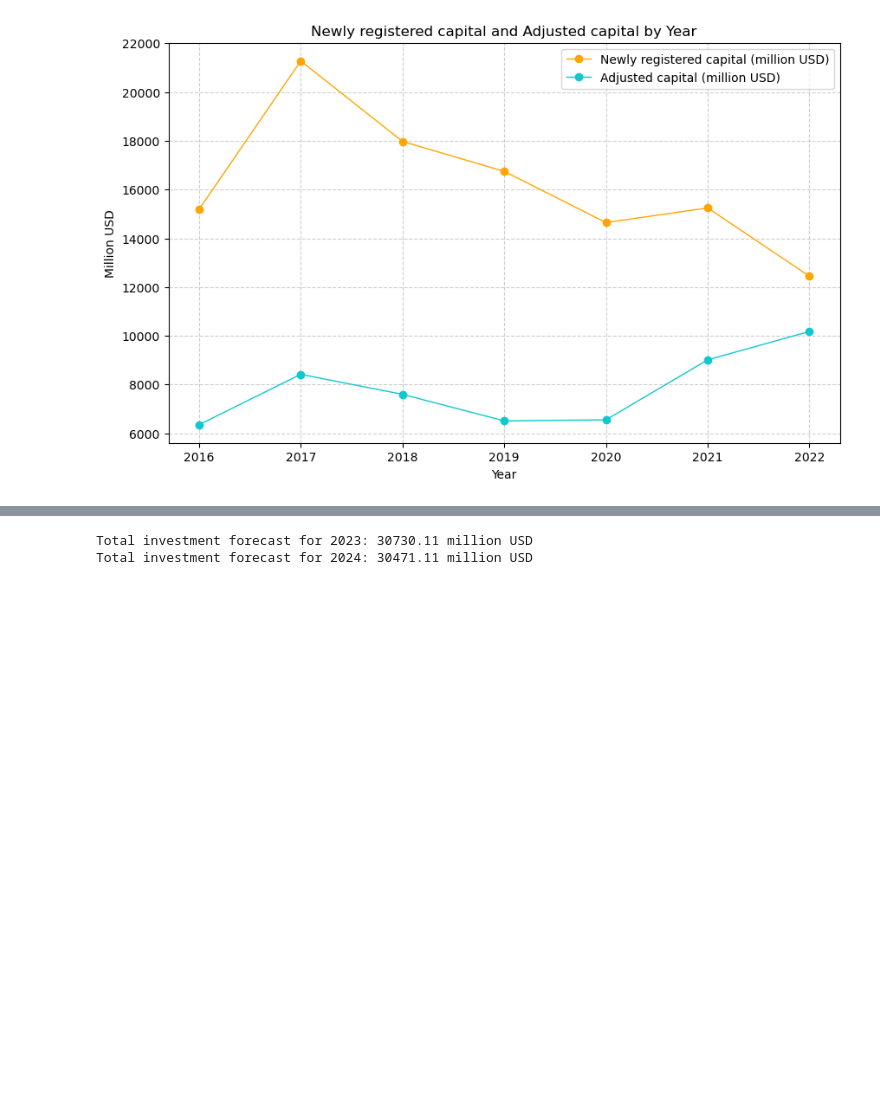
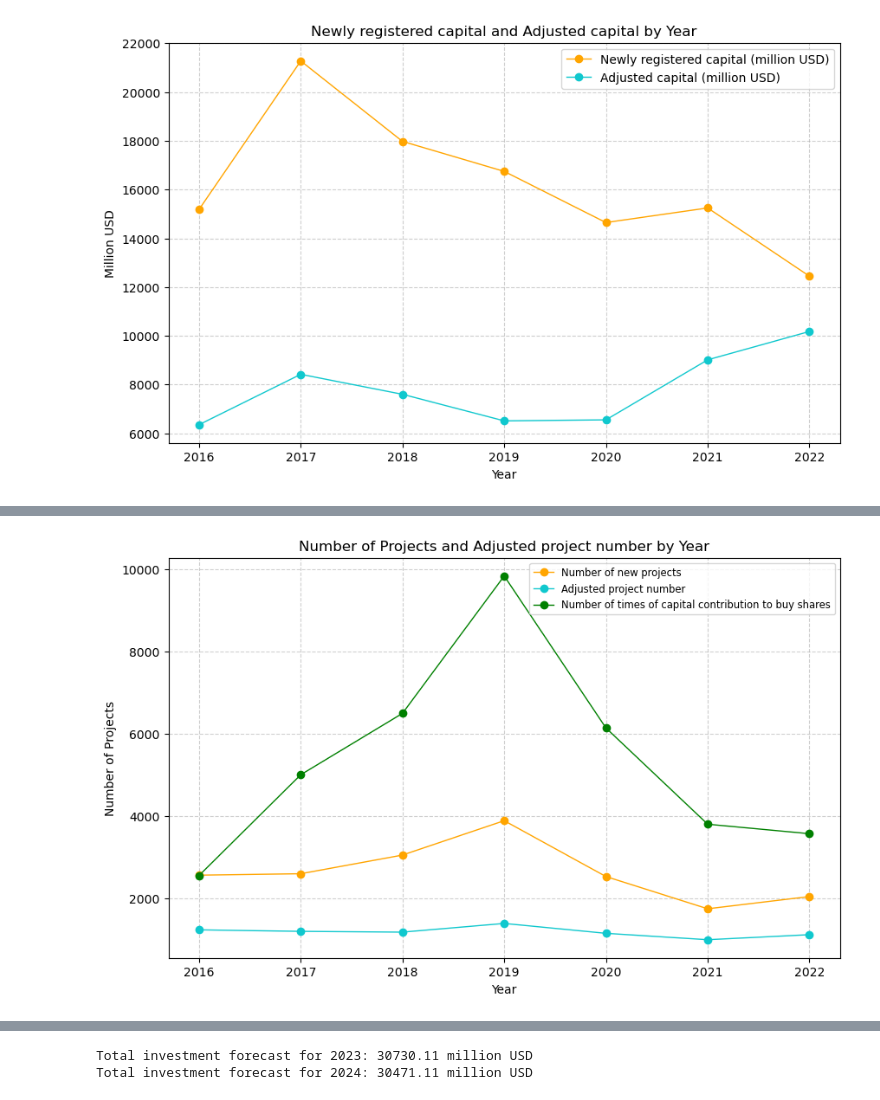
Before and after one commit to trnghiaJT/FDI-Analytics, a Jupyter notebook: src/fdi_industry.ipynb, the cells around one changed output, grey strips where cells are left out. Cells and saved outputs as stored; diff of their text form; code cells hidden in the pictures; blank space fills up the shorter version.

```diff
--- a/src/fdi_industry.ipynb
+++ b/src/fdi_industry.ipynb
@@ -404,0 +511,5 @@ plt.show()
+# %%
+# Group by year
+group_year_df = n_df.groupby('Year')
+# Print the size of each group
+print(group_year_df.size())
@@ -404,0 +526,22 @@ plt.show()
+# %%
+# Set axis values
+x = group_year_df['Year'].unique()
+y1 = group_year_df['Number of new projects'].sum()
+y2 = group_year_df['Adjusted project number'].sum()
+y3 = group_year_df['Number of times of capital contribution to buy shares'].sum()
+# Plot
+plt.figure(figsize=(10, 6))
+# Line for Number of new projects
+plt.plot(x, y1, marker='o', color='orange', label='Number of new projects',linewidth=1)
+# Line for Adjusted project number
+plt.plot(x, y2, marker='o', color='#10c8ce', label='Adjusted project number',linewidth=1)
+# Line for Number of times of capital contribution to buy shares
+plt.plot(x, y3, marker='o', color='green', label='Number of times of capital contribution to buy shares',linewidth=1)
+plt.xlabel('Year')
+plt.ylabel('Number of Projects')
+plt.title('Number of Projects and Adjusted project number by Year')
+plt.legend(loc='upper right', fontsize='small')
+plt.grid(True, linestyle='--', alpha=0.6)
+plt.show()
+# %% [output]
+[figure, added]
```
Also changed, not shown: parts of 41 cells of this notebook, 5 other files.
